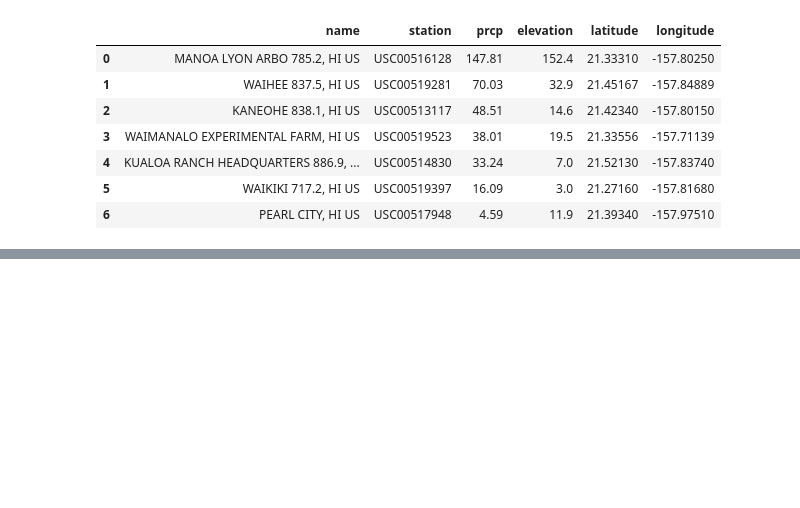
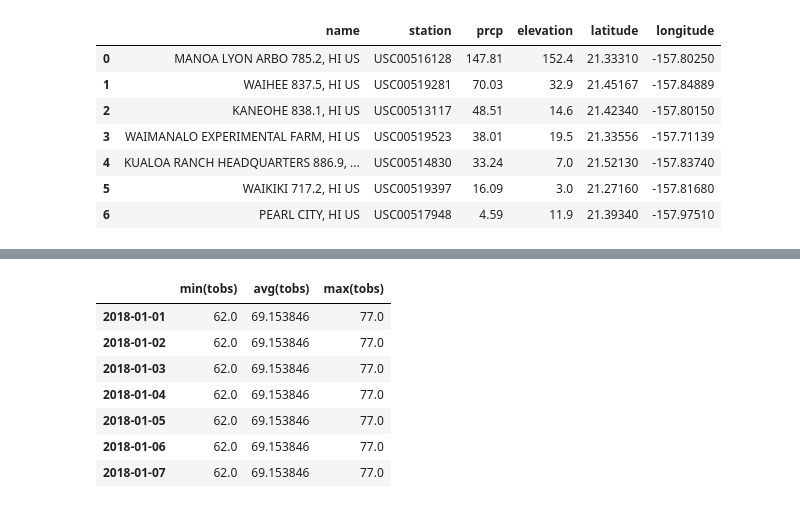
Before and after one commit to tnahar/SQLalchemy_Challenge, a Jupyter notebook: climate_starter.ipynb, the cells around one changed output, grey strips where cells are left out. Drawn from its saved outputs; the diff is of its cells as text; code cells hidden in the pictures; blank space fills up the shorter version.

```diff
--- a/climate_starter.ipynb
+++ b/climate_starter.ipynb
@@ -377,4 +407,19 @@ daily_normals("01-01")
 # %%
 # Load the previous query results into a Pandas DataFrame and add the `trip_dates` range as the `date` index
+normal_temp=[]
+for normal in normals:
+    normal_temp.append(np.ravel(normal))
+travel_df = pd.DataFrame(normal_temp, columns=['min(tobs)', 'avg(tobs)', 'max(tobs)'])
+travel_df.index=[str(date.strftime('%Y-%m-%d')) for date in date_list]
+travel_df
+# %% [output]
+|  | min(tobs) | avg(tobs) | max(tobs) |
+| 2018-01-01 | 62.0 | 69.153846 | 77.0 |
+| 2018-01-02 | 62.0 | 69.153846 | 77.0 |
+| 2018-01-03 | 62.0 | 69.153846 | 77.0 |
+| 2018-01-04 | 62.0 | 69.153846 | 77.0 |
+| 2018-01-05 | 62.0 | 69.153846 | 77.0 |
+| 2018-01-06 | 62.0 | 69.153846 | 77.0 |
+| 2018-01-07 | 62.0 | 69.153846 | 77.0 |
 # %%
 # Plot the daily normals as an area plot with `stacked=False`
```
Also changed, not shown: parts of 3 cells of this notebook.
